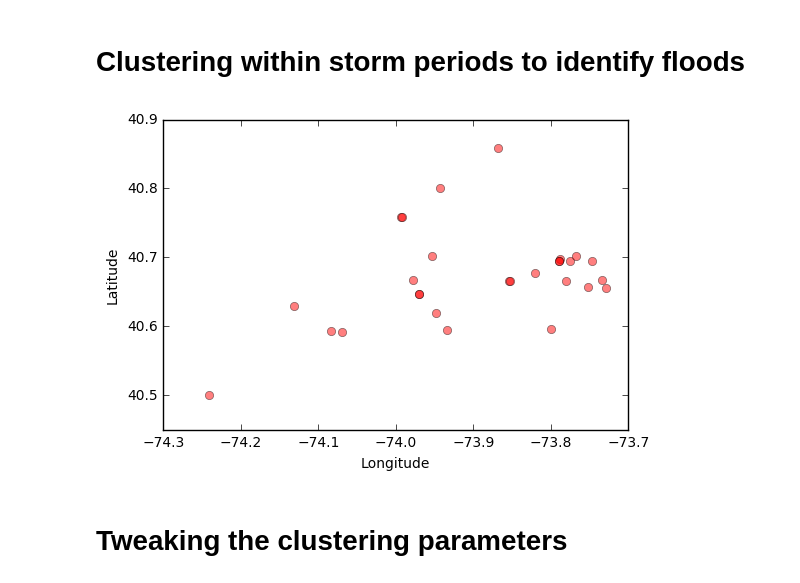
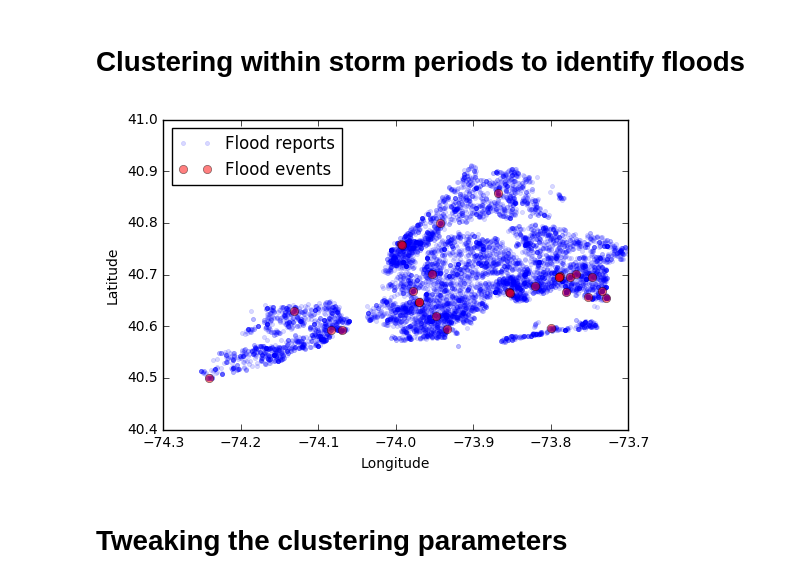
Before and after one commit to jpeacock29/Visionmaker-hydrological-validation, a Jupyter notebook: analysis.ipynb, the cells around one changed output. Cells and saved outputs as stored; diff of their text form; code cells hidden in the pictures.

Commit message:
Combined flood reports and flood events figures

```diff
--- a/analysis.ipynb
+++ b/analysis.ipynb
@@ -281,12 +268,30 @@ def cluster_storms(_eps, _flood_reports, _storm_periods):
     floods = pd.DataFrame(floods, columns=headers)
 
     return floods, n_outliers
+# %%
+results.eps = 0.25/results.miles_per_degree_lat
+
+flood_events, results.n_outliers = cluster_storms(results.eps, flood_reports, storm_periods)
+
+results.n_floods = len(flood_events)
+
+# index from 1 since this is what the rest of our analysis uses
+flood_events.index += 1
+flood_events.to_csv(OUTPUT_PATH + '311_2015_floods.csv')
+
+# store our results as a table
+dictionary_to_csv(results.__dict__, OUTPUT_PATH + 'results.csv')
 # %%
-def plot_floods(floods):
+def plot_floods(_flood_events, _flood_reports):
     """Plot the detected flood clusters"""
+    """Sanity test by plotting all the reports of flooding. It looks like New York!"""
 
     plt.figure()
-    plt.plot(floods['longitude_center'], floods['latitude_center'], 'o', alpha=0.5, color='red')
+    plt.plot(_flood_reports['longitude'], _flood_reports['latitude'], '.', alpha=0.15, label="Flood reports")
+    plt.plot(_flood_events['longitude_center'],
+             _flood_events['latitude_center'], 'o', alpha=0.5, color='red', label="Flood events")
+    plt.legend(loc='best')
     plt.xlabel('Longitude')
     plt.ylabel('Latitude')
-    plt.savefig(OUTPUT_PATH + 'flood_clusters_by_location.png', dpi=200, bbox_inches='tight')
+
+    plt.savefig(OUTPUT_PATH + 'flood_events_and_reports_by_location.png', dpi=200, bbox_inches='tight')
@@ -306,7 +298,7 @@ dictionary_to_csv(results.__dict__, OUTPUT_PATH + 'results.csv')
-# %%
-plot_floods(floods)
-# %% [output]
-[figure, removed]
+# %%
+plot_floods(flood_events, flood_reports)
+# %% [output]
+[figure, added]
 # %% [markdown]
 # Tweaking the clustering parameters
 # %%
```
Also changed, not shown: parts of 3 cells of this notebook, 3 other files.
